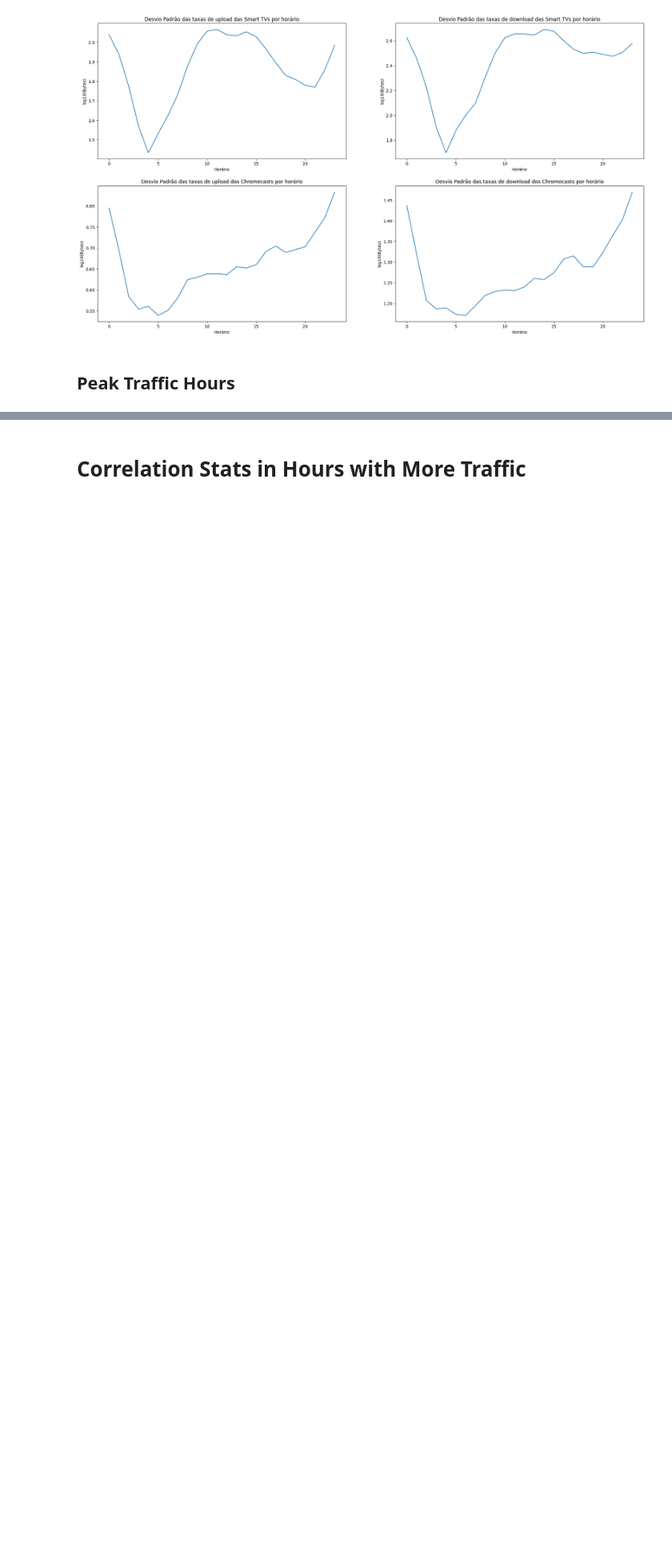
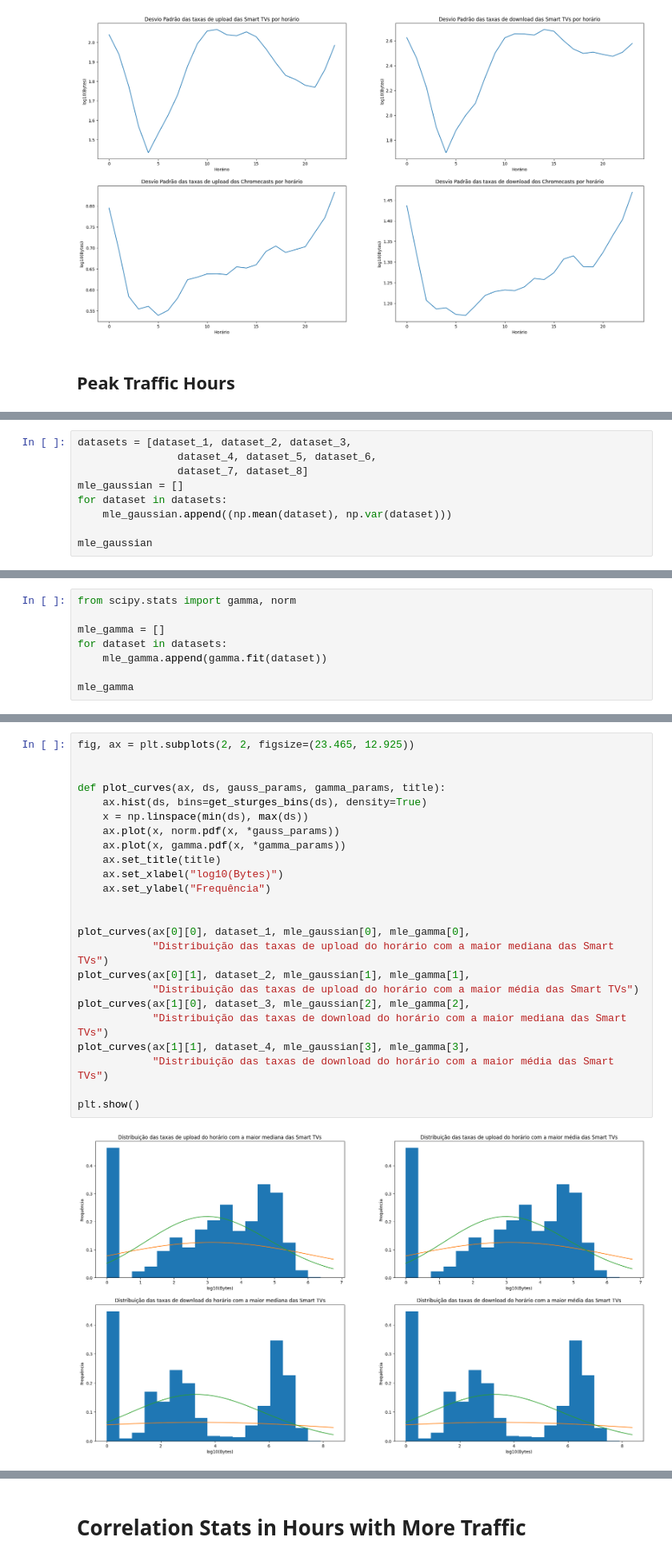
Before and after one commit to lucas-inocencio/Probability-and-Statistics, a Jupyter notebook: src/smart-tv-chromecast-tax-analysis.ipynb, the cells around one changed output, grey strips where cells are left out. Shown at 80% size. Cells and saved outputs as stored; diff of their text form; blank space fills up the shorter version.

```diff
--- a/src/smart-tv-chromecast-tax-analysis.ipynb
+++ b/src/smart-tv-chromecast-tax-analysis.ipynb
@@ -417,0 +457,9 @@ IndexError: index 2 is out of bounds for axis 0 with size 2
+# %%
+datasets = [dataset_1, dataset_2, dataset_3,
+                dataset_4, dataset_5, dataset_6,
+                dataset_7, dataset_8]
+mle_gaussian = []
+for dataset in datasets:
+    mle_gaussian.append((np.mean(dataset), np.var(dataset)))
+
+mle_gaussian
@@ -417,0 +477,8 @@ IndexError: index 2 is out of bounds for axis 0 with size 2
+# %%
+from scipy.stats import gamma, norm
+
+mle_gamma = []
+for dataset in datasets:
+    mle_gamma.append(gamma.fit(dataset))
+
+mle_gamma
@@ -417,0 +496,26 @@ IndexError: index 2 is out of bounds for axis 0 with size 2
+# %%
+fig, ax = plt.subplots(2, 2, figsize=(23.465, 12.925))
+
+
+def plot_curves(ax, ds, gauss_params, gamma_params, title):
+    ax.hist(ds, bins=get_sturges_bins(ds), density=True)
+    x = np.linspace(min(ds), max(ds))
+    ax.plot(x, norm.pdf(x, *gauss_params))
+    ax.plot(x, gamma.pdf(x, *gamma_params))
+    ax.set_title(title)
+    ax.set_xlabel("log10(Bytes)")
+    ax.set_ylabel("Frequência")
+
+
+plot_curves(ax[0][0], dataset_1, mle_gaussian[0], mle_gamma[0],
+            "Distribuição das taxas de upload do horário com a maior mediana das Smart TVs")
+plot_curves(ax[0][1], dataset_2, mle_gaussian[1], mle_gamma[1],
+            "Distribuição das taxas de upload do horário com a maior média das Smart TVs")
+plot_curves(ax[1][0], dataset_3, mle_gaussian[2], mle_gamma[2],
+            "Distribuição das taxas de download do horário com a maior mediana das Smart TVs")
+plot_curves(ax[1][1], dataset_4, mle_gaussian[3], mle_gamma[3],
+            "Distribuição das taxas de download do horário com a maior média das Smart TVs")
+
+plt.show()
+# %% [output]
+[figure, added]
```
Also changed, not shown: parts of 15 cells of this notebook, 1 other file.
